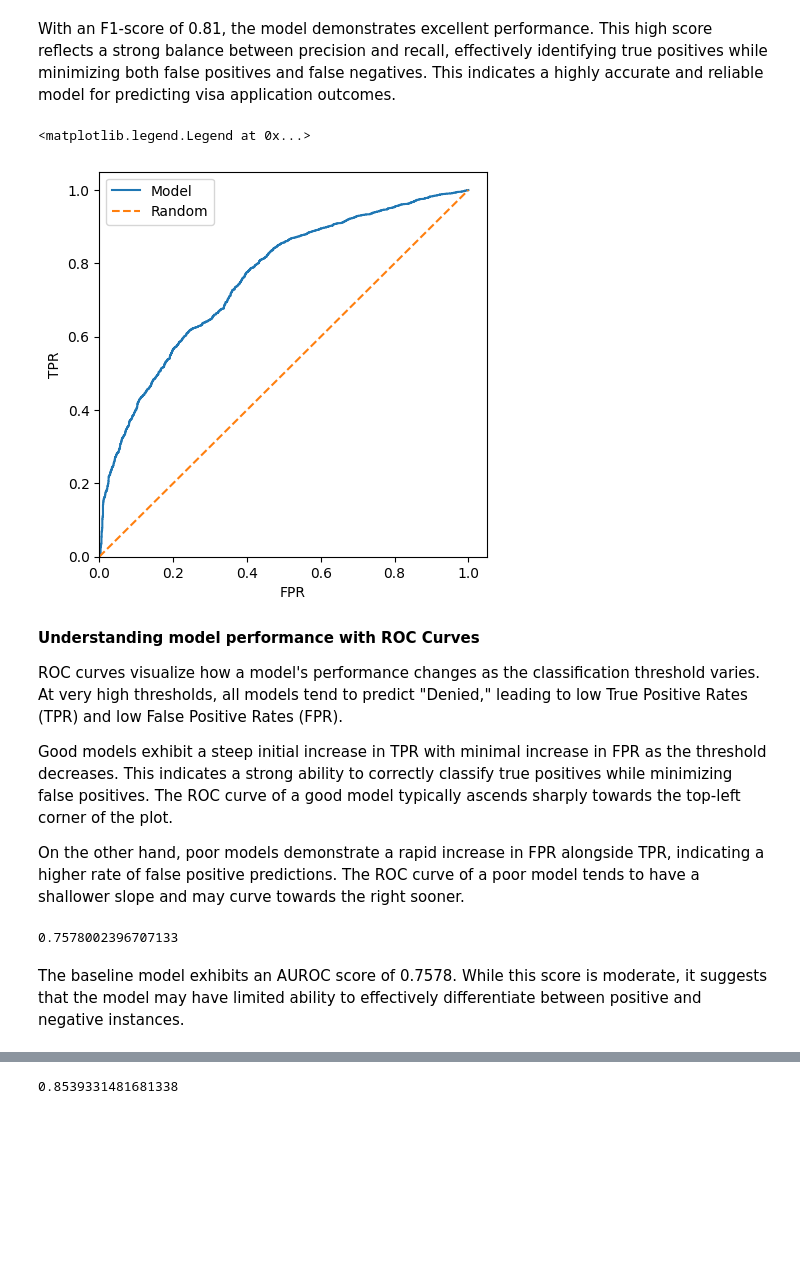
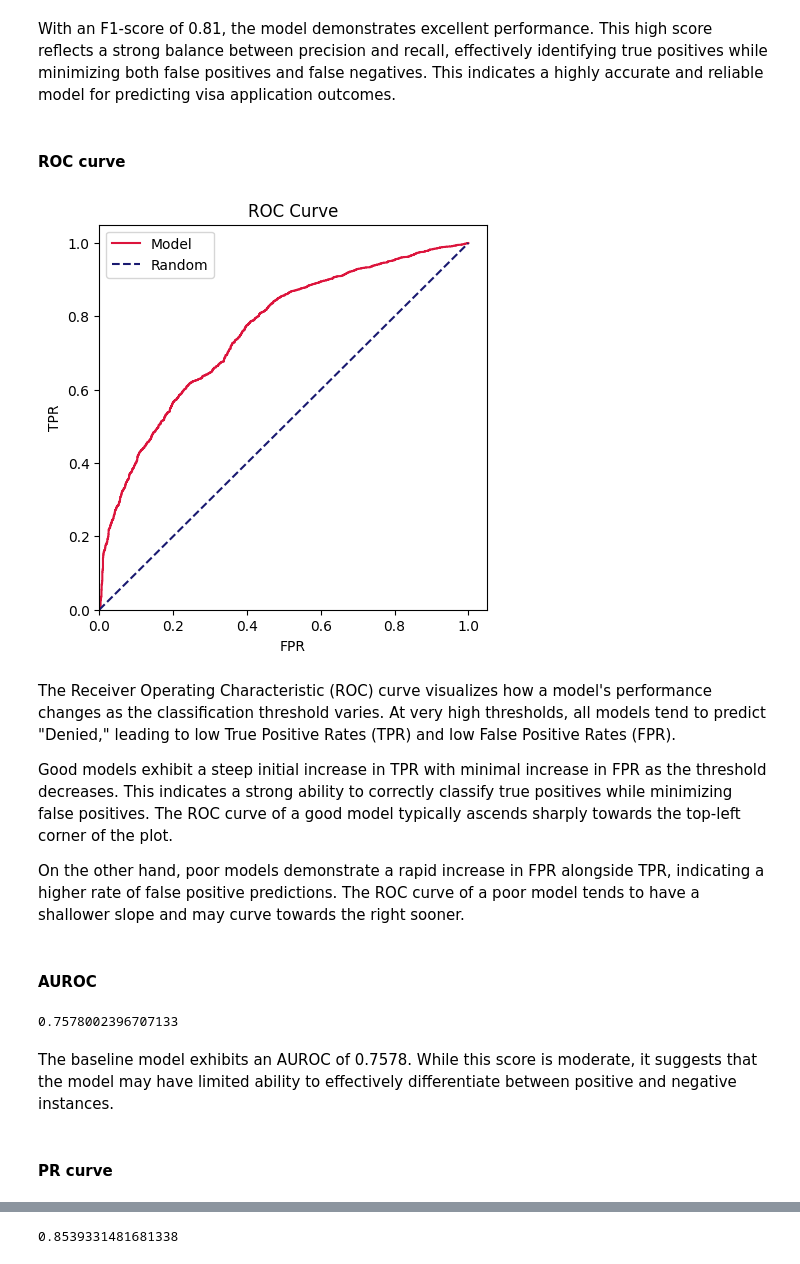
Before and after one commit to wanyingng/visa-approval-prediction, a Jupyter notebook: notebook/model_training.ipynb, the cells around one changed output, grey strips where cells are left out. Cells and saved outputs as stored; diff of their text form; code cells hidden in the pictures; blank space fills up the shorter version.

Commit message:
feat: update ROC curve, AUROC, PR curve, AUPRC

```diff
--- a/notebook/model_training.ipynb
+++ b/notebook/model_training.ipynb
@@ -509,34 +520,37 @@ f1_score
 0.8147744309663351
 # %% [markdown]
 With an F1-score of 0.81, the model demonstrates excellent performance. This high score reflects a strong balance between precision and recall, effectively identifying true positives while minimizing both false positives and false negatives. This indicates a highly accurate and reliable model for predicting visa application outcomes.
+# %% [markdown]
+#### ROC curve
 # %%
 from sklearn.metrics import roc_curve
 # %%
 fpr, tpr, thresholds = roc_curve(y_val, y_pred)
 # %%
-# Plot the ROC curves
+# Plot the ROC curve
 plt.figure(figsize=(5, 5))
 
-plt.plot(fpr, tpr, label='Model')
-plt.plot([0, 1], [0, 1], label='Random', linestyle='--')
+plt.plot(fpr, tpr, label='Model', color='crimson')
+plt.plot([0, 1], [0, 1], label='Random', linestyle='--', color='midnightblue')
 plt.xlim(xmin=0.0)
 plt.ylim(ymin=0.0)
 
+plt.title('ROC Curve')
 plt.xlabel('FPR')
 plt.ylabel('TPR')
 
 plt.legend()
+plt.show()
 # %% [output]
-<matplotlib.legend.Legend at 0x...>
-[figure, old version]
+[figure, new version]
 # %% [markdown]
-**Understanding model performance with ROC Curves**
-
-ROC curves visualize how a model's performance changes as the classification threshold varies. At very high thresholds, all models tend to predict "Denied," leading to low True Positive Rates (TPR) and low False Positive Rates (FPR).
+The Receiver Operating Characteristic (ROC) curve visualizes how a model's performance changes as the classification threshold varies. At very high thresholds, all models tend to predict "Denied," leading to low True Positive Rates (TPR) and low False Positive Rates (FPR).
 
 Good models exhibit a steep initial increase in TPR with minimal increase in FPR as the threshold decreases. This indicates a strong ability to correctly classify true positives while minimizing false positives. The ROC curve of a good model typically ascends sharply towards the top-left corner of the plot.
 
 On the other hand, poor models demonstrate a rapid increase in FPR alongside TPR, indicating a higher rate of false positive predictions. The ROC curve of a poor model tends to have a shallower slope and may curve towards the right sooner.
+# %% [markdown]
+#### AUROC
 # %%
 from sklearn.metrics import roc_auc_score
 # %%
@@ -545,7 +560,9 @@ auroc
 # %% [output]
 0.7578002396707133
 # %% [markdown]
-The baseline model exhibits an AUROC score of 0.7578. While this score is moderate, it suggests that the model may have limited ability to effectively differentiate between positive and negative instances.
+The baseline model exhibits an AUROC of 0.7578. While this score is moderate, it suggests that the model may have limited ability to effectively differentiate between positive and negative instances.
+# %% [markdown]
+#### PR curve
 # %%
 from sklearn.metrics import precision_recall_curve, average_precision_score
 # %%
```
Also changed, not shown: parts of 20 cells of this notebook.
